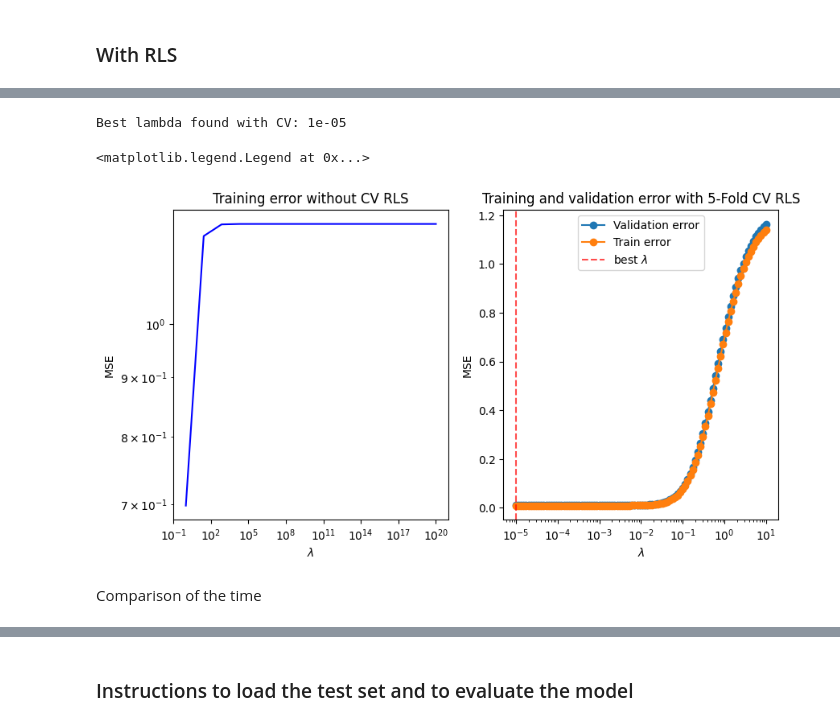
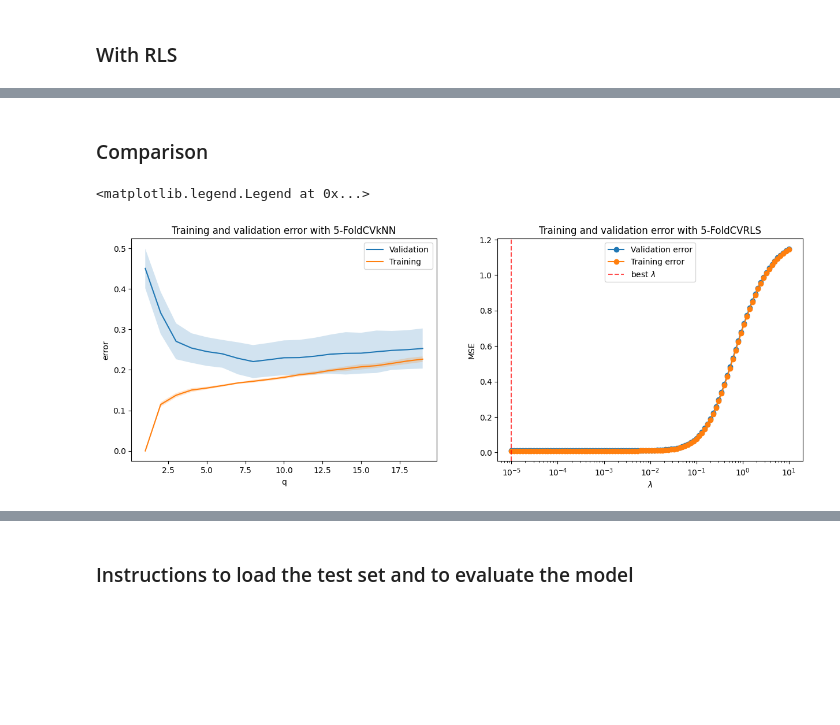
Before and after one commit to girofex/Machine-Learning-Algorithms, a Jupyter notebook: mid-term/part 1/Mid_term.ipynb, the cells around one changed output, grey strips where cells are left out. Cells and saved outputs as stored; diff of their text form; code cells hidden in the pictures; blank space fills up the shorter version.

```diff
--- a/mid-term/part 1/Mid_term.ipynb
+++ b/mid-term/part 1/Mid_term.ipynb
@@ -391,0 +263,12 @@ Text(0.5, 1.0, 'Training Time Comparison')
+# %%
+q_list = range(1, 20)
+best_q, best_q_idx, tr_err_mean, tr_err_std, val_err_mean, val_err_std = QFoldCVkNN(Xtr, Ytr, folds, q_list)
+
+print(f"The best q chosen with {folds}-FoldCVkNN is {best_q} with error "
+      f"{np.min(val_err_mean) * 100:.2f} +- {val_err_std[np.argmin(val_err_mean)] * 100:.2f}%")
+
+Ypred = kNNClassify(Xtr, Ytr, best_q, Xtr)
+
+start_time = time.time()
+tr_err_knn = calcError(Ypred, Ytr)
+time_tr_knn = time.time() - start_time
@@ -394,49 +293,26 @@ Text(0.5, 1.0, 'Training Time Comparison')
+# %% [markdown]
+<h3>Comparison</h3>
 # %%
-lam_list = np.logspace(0, 20, 15)
-tr_err = []
+plt.figure(figsize=(15, 5))
+plt.subplot(121)
+plt.plot(q_list, val_err_mean, label="Validation")
+plt.fill_between(q_list, val_err_mean - val_err_std, val_err_mean + val_err_std, alpha=0.2)
+plt.plot(q_list, tr_err_mean, label="Training")
+plt.fill_between(q_list, tr_err_mean - tr_err_std, tr_err_mean + tr_err_std, alpha=0.2)
+plt.title(f"Training and validation error with {folds}-FoldCVkNN")
+plt.ylabel("error")
+plt.xlabel("q")
+plt.legend();
 
-#Without CV
-start_time = time.time()
-for lam in lam_list:
-    w = regularizedLSTrain(Xtr, Ytr, lam)
-
-    Ytr_pred = regularizedLSTest(w, Xtr)
-
-    current_tr_err = calcError(Ytr_pred, Ytr)
-    tr_err.append(current_tr_err)
-
-time_no_cv = time.time() - start_time
-
-plt.figure(figsize=(15, 5))
-plt.subplot(131)
-plt.title("Training error without CV RLS")
-plt.plot(lam_list, tr_err, '-', c="blue")
-plt.xlabel(r"$\lambda$")
-plt.ylabel("MSE")
-plt.xscale("log")
-plt.yscale("log")
-
-#With CV
-reg_pars = np.logspace(-5, 1, 100)
-
-start_time = time.time()
-bestlam, Vm, Vs, Tm, Ts = QFoldCVRLS(Xtr, Ytr, folds, reg_pars)
-time_cv = time.time() - start_time
-
-print("Best lambda found with CV: {}".format(bestlam))
-
-plt.subplot(132)
+plt.subplot(122)
 plt.plot(reg_pars, Vm, '-o', label="Validation error")
-plt.plot(reg_pars, Tm, '-o', label="Train error")
-plt.title(f"Training and validation error with {folds}-Fold CV RLS")
+plt.plot(reg_pars, Tm, '-o', label="Training error")
+plt.title(f"Training and validation error with {folds}-FoldCVRLS")
 plt.axvline(bestlam, linestyle="--", c="red", alpha=0.7, label=r"best $\lambda$")
 plt.xscale("log")
 plt.xlabel(r"$\lambda$")
 plt.ylabel("MSE")
 plt.legend(loc="best")
 # %% [output]
-Best lambda found with CV: 1e-05
+<matplotlib.legend.Legend at 0x...>
-<matplotlib.legend.Legend at 0x...>
-[figure, old version]
+[figure, new version]
-# %% [markdown]
-Comparison of the time
```
Also changed, not shown: parts of 43 cells of this notebook.
